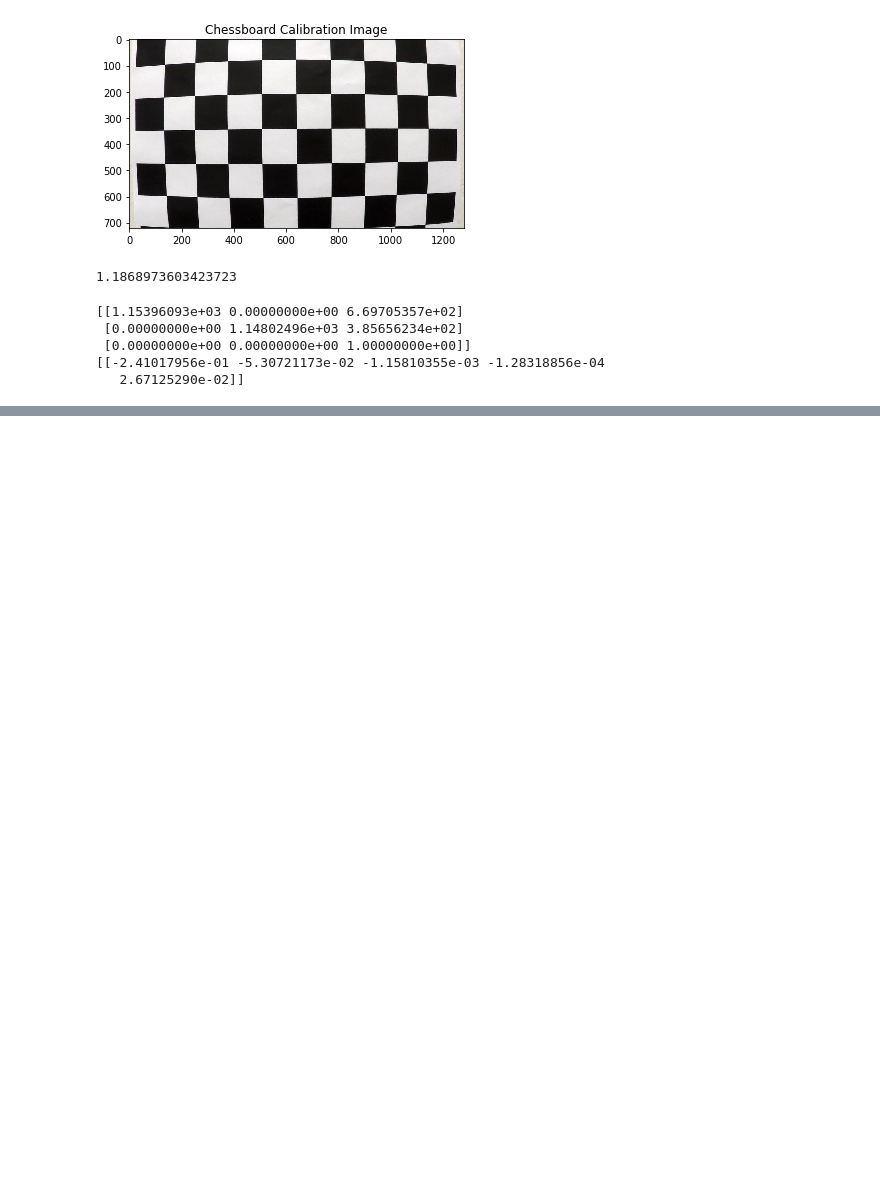
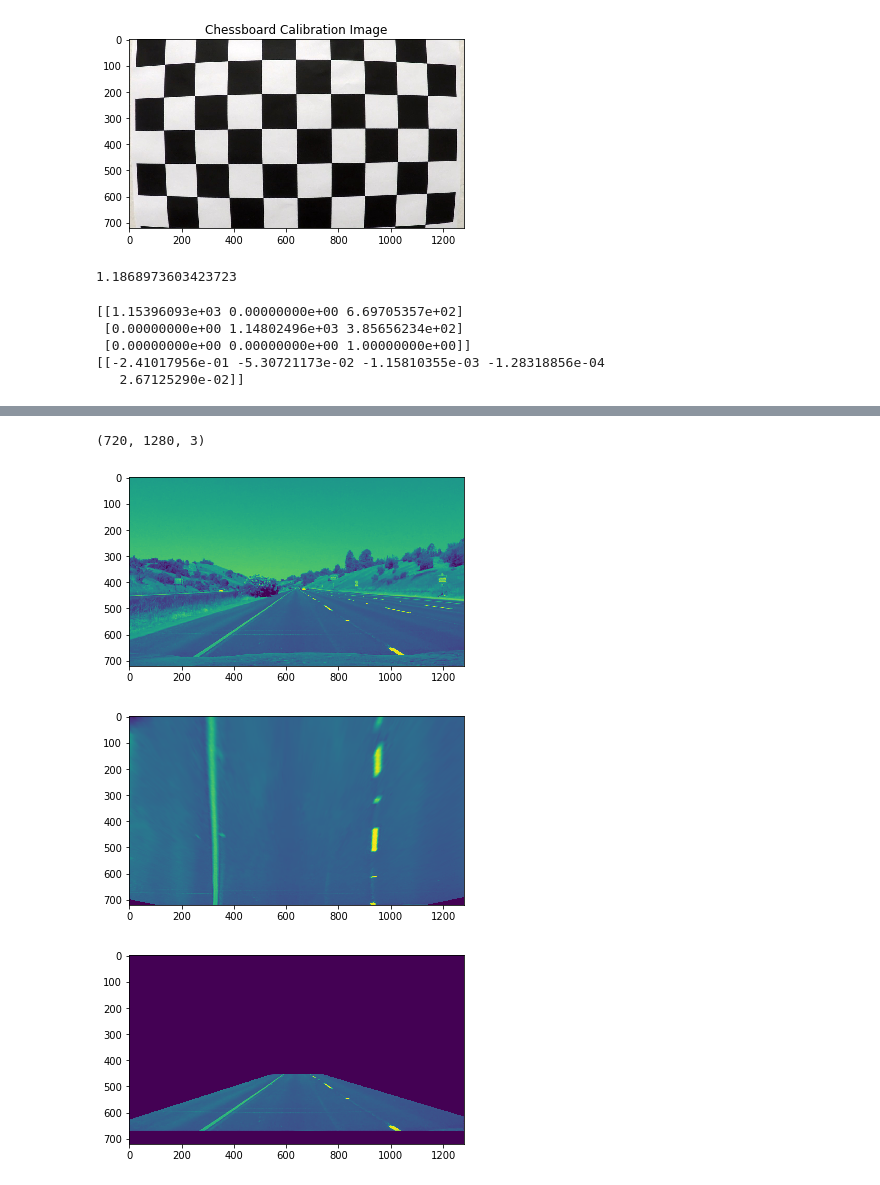
Before and after one commit to ajhsutton/CarND-Advanced-Lane-Lines, a Jupyter notebook: CameraCalibrationAndDistortion.ipynb, the cells around one changed output, grey strips where cells are left out. Drawn from its saved outputs; the diff is of its cells as text; code cells hidden in the pictures; blank space fills up the shorter version.

```diff
--- a/CameraCalibrationAndDistortion.ipynb
+++ b/CameraCalibrationAndDistortion.ipynb
@@ -143,0 +200,42 @@ plt.imshow(demo_img_bin-demo_img_undist_bin)
+# %%
+# Set Destination Corners
+# Maintain X-Scale for lower (y-max)
+print(img_size)
+LL = [280, img_size[0]]
+LR = [1000, img_size[0]]
+UL = [320, 0]
+UR = [1000, 0]
+dst_corners = np.float32(np.array([LL,UL,UR,LR]))
+
+img_size = tst.shape
+# Perspective Transform
+tst_warp = tst.copy()
+M = cv2.getPerspectiveTransform(src_corners, dst_corners)
+Minv = cv2.getPerspectiveTransform(dst_corners,src_corners)
+
+pickle.dump([M, Minv],open("camera_bev_perspective.p", 'wb'))
+
+test_grey = cv2.cvtColor(tst,cv2.COLOR_BGR2GRAY)
+tst_warp = cv2.warpPerspective(test_grey, M, dsize = img_size[1::-1], flags=cv2.INTER_LINEAR)
+# tst_warp = np.dstack((255*tst_warp,40*tst_warp,tst_warp))
+tst_unwarp = cv2.warpPerspective(tst_warp, Minv, dsize = img_size[1::-1], flags=cv2.INTER_LINEAR)
+
+%matplotlib inline
+plt.imshow(test_grey)
+mpimg.imsave('./output_images/perspective_input.jpg',test_grey)
+plt.show()
+
+plt.imshow(tst_warp)
+mpimg.imsave('./output_images/perspective_output.jpg',tst_warp)
+plt.show()
+
+plt.imshow(tst_unwarp)
+mpimg.imsave('./output_images/perspective_roi.jpg',tst_warp)
+
+
+plt.show()
+# %% [output]
+(720, 1280, 3)
+[figure, added]
+[figure, added]
+[figure, added]
```
Also changed, not shown: parts of 10 cells of this notebook, 17 other files.
